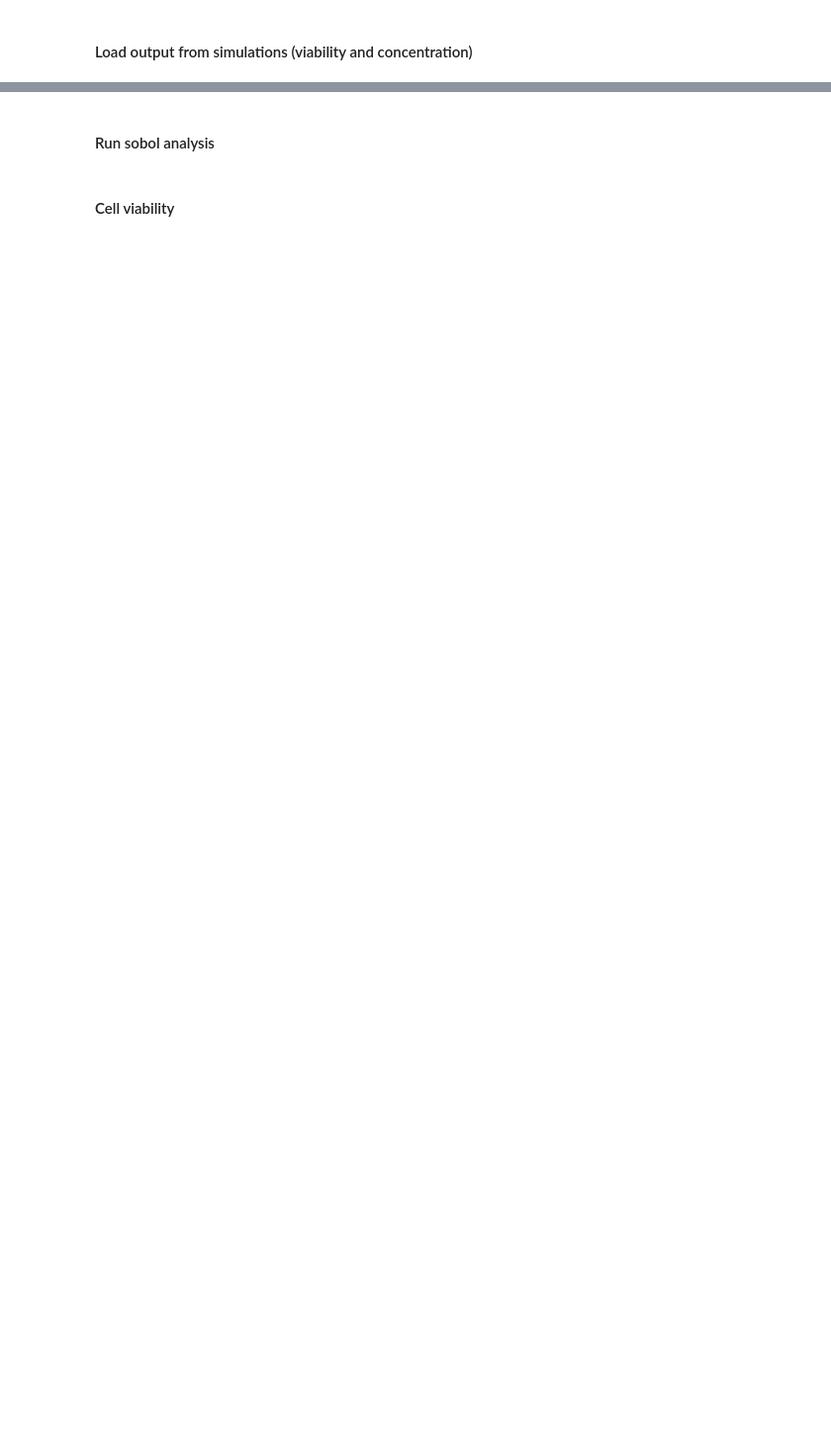
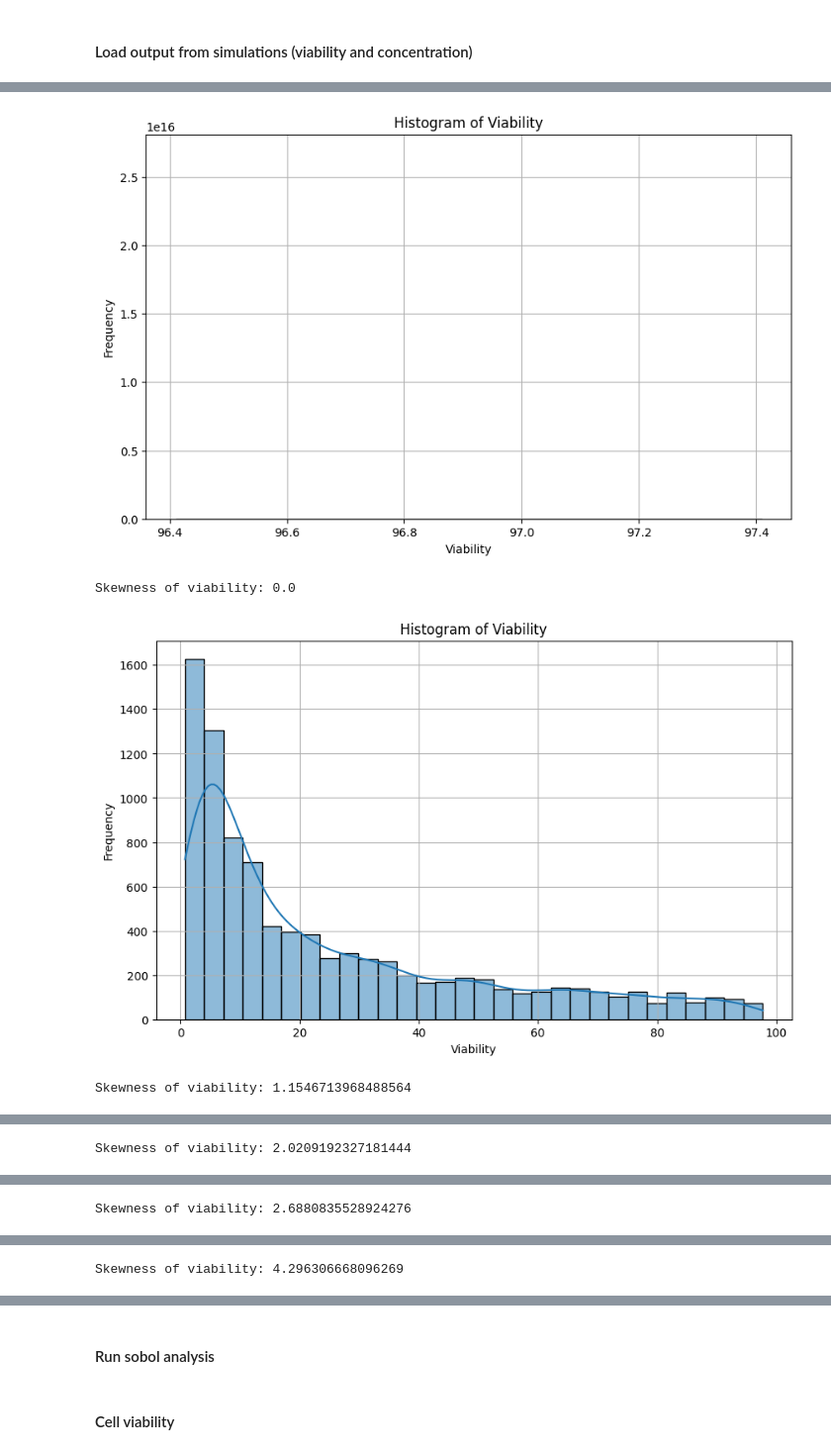
Before and after one commit to mhurtado13/NLC-CLL_HPC_exploration, a Jupyter notebook: Physicell_NLCs-CLL/scripts/SA_analysis.ipynb, the cells around one changed output, grey strips where cells are left out. Shown at 99% size. Cells and saved outputs as stored; diff of their text form; code cells hidden in the pictures; blank space fills up the shorter version.

```diff
--- a/Physicell_NLCs-CLL/scripts/SA_analysis.ipynb
+++ b/Physicell_NLCs-CLL/scripts/SA_analysis.ipynb
@@ -46,0 +110,26 @@ concentration_data = pd.concat([concentration_data_node1, concentration_data_nod
+# %%
+import pandas as pd
+import matplotlib.pyplot as plt
+import seaborn as sns
+
+for i in range(0, viability_data.shape[0]):
+    # Assuming the viability data is in a column named 'viability'
+    viability = viability_data.iloc[i]  # Replace with the actual column name if different
+
+    # Create a histogram
+    plt.figure(figsize=(10, 6))
+    sns.histplot(viability, bins=30, kde=True)  # kde=True adds a kernel density estimate
+    plt.title('Histogram of Viability')
+    plt.xlabel('Viability')
+    plt.ylabel('Frequency')
+    plt.grid(True)
+    plt.show()
+
+    # Calculate skewness
+    skewness = viability.skew()
+    print(f'Skewness of viability: {skewness}')
+# %% [output]
+[figure, added]
+Skewness of viability: 0.0
+[figure, added]
+Skewness of viability: 1.1546713968488564
@@ -46,0 +137 @@ concentration_data = pd.concat([concentration_data_node1, concentration_data_nod
+Skewness of viability: 2.0209192327181444
@@ -46,0 +139 @@ concentration_data = pd.concat([concentration_data_node1, concentration_data_nod
+Skewness of viability: 2.6880835528924276
@@ -46,0 +141 @@ concentration_data = pd.concat([concentration_data_node1, concentration_data_nod
+Skewness of viability: 4.296306668096269
```
Also changed, not shown: parts of 18 cells of this notebook, 15 other files.
